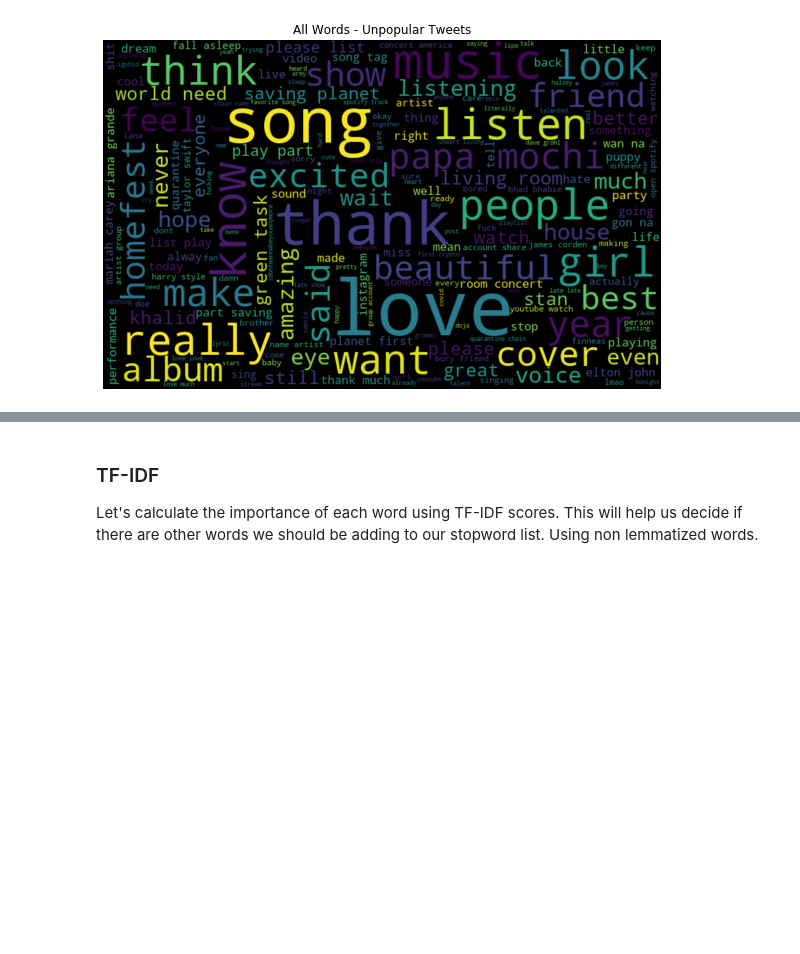
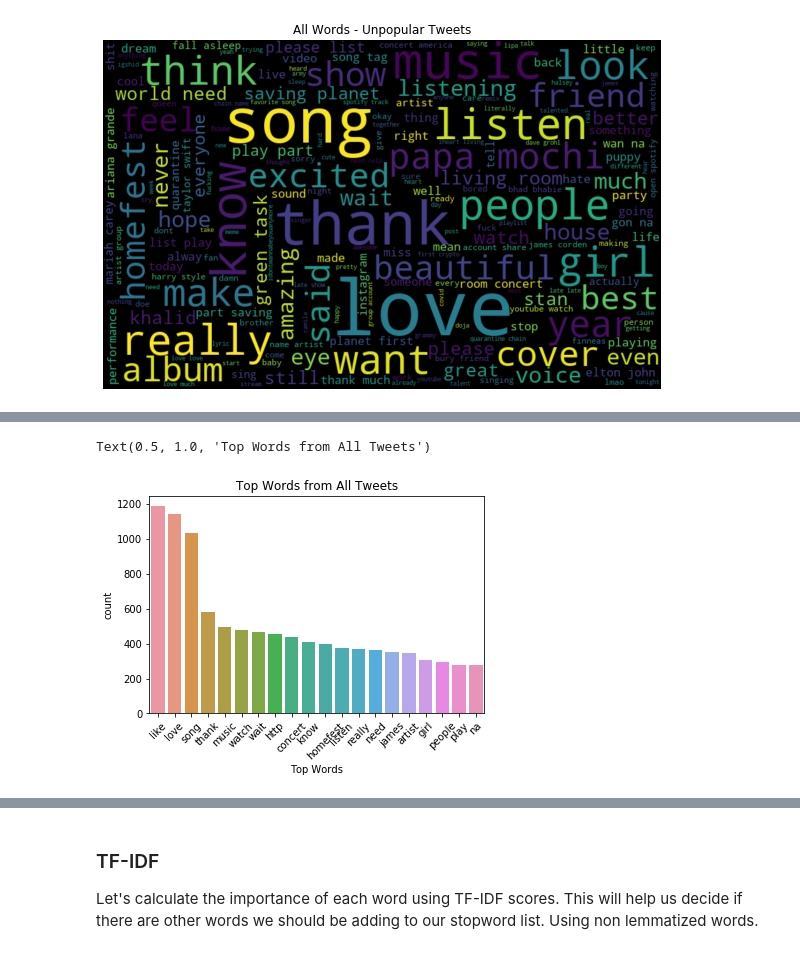
Before and after one commit to jacksonbull87/Social-Listening-NLP-Project, a Jupyter notebook: SL - Data Pipeline.ipynb, the cells around one changed output, grey strips where cells are left out. Saved outputs shown, nothing was run; the diff lists cells and outputs as text; code cells hidden in the pictures; blank space fills up the shorter version.

```diff
--- a/SL - Data Pipeline.ipynb
+++ b/SL - Data Pipeline.ipynb
@@ -429,0 +444,12 @@ plt.show()
+# %%
+common_words = get_top_n_words(clean_df['lemmatized_tweets'], 20)
+
+# for word, freq in common_words:
+#     print(word, freq)
+df2 = pd.DataFrame(common_words, columns = ['Top Words' , 'count'])
+sns.barplot(data=df2, x='Top Words', y='count')
+plt.xticks(rotation=45)
+plt.title('Top Words from All Tweets')
+# %% [output]
+Text(0.5, 1.0, 'Top Words from All Tweets')
+[figure, added]
```
Also changed, not shown: parts of 19 cells of this notebook.
